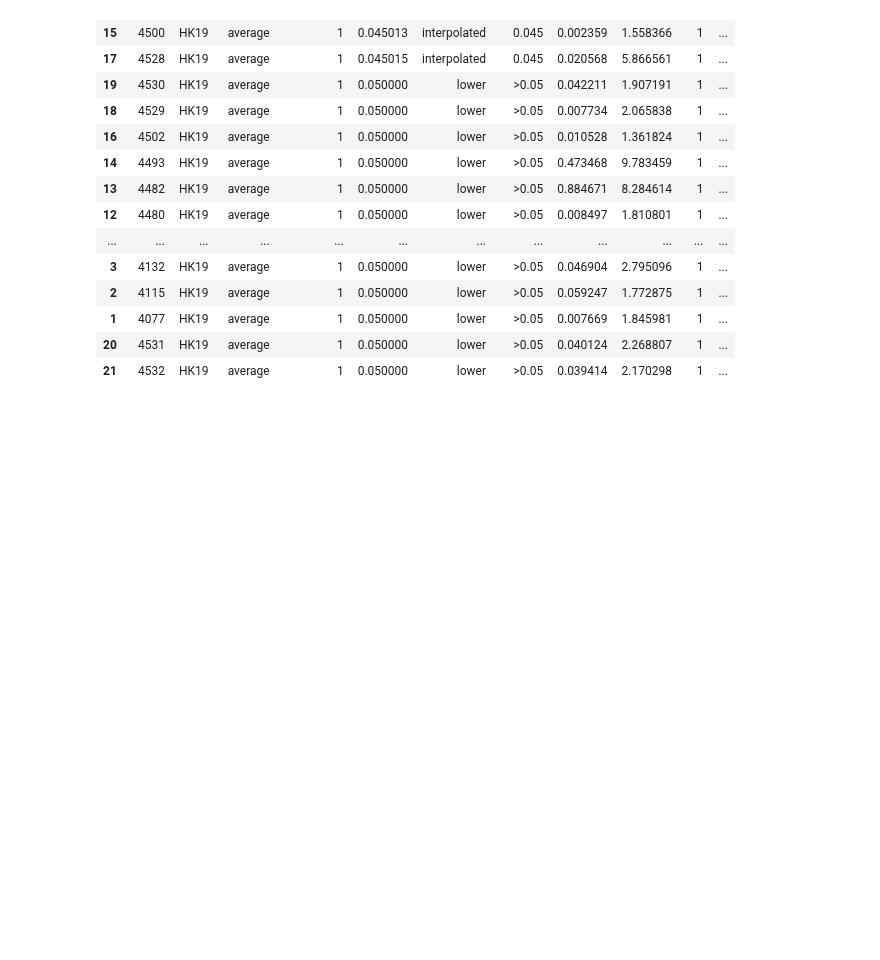
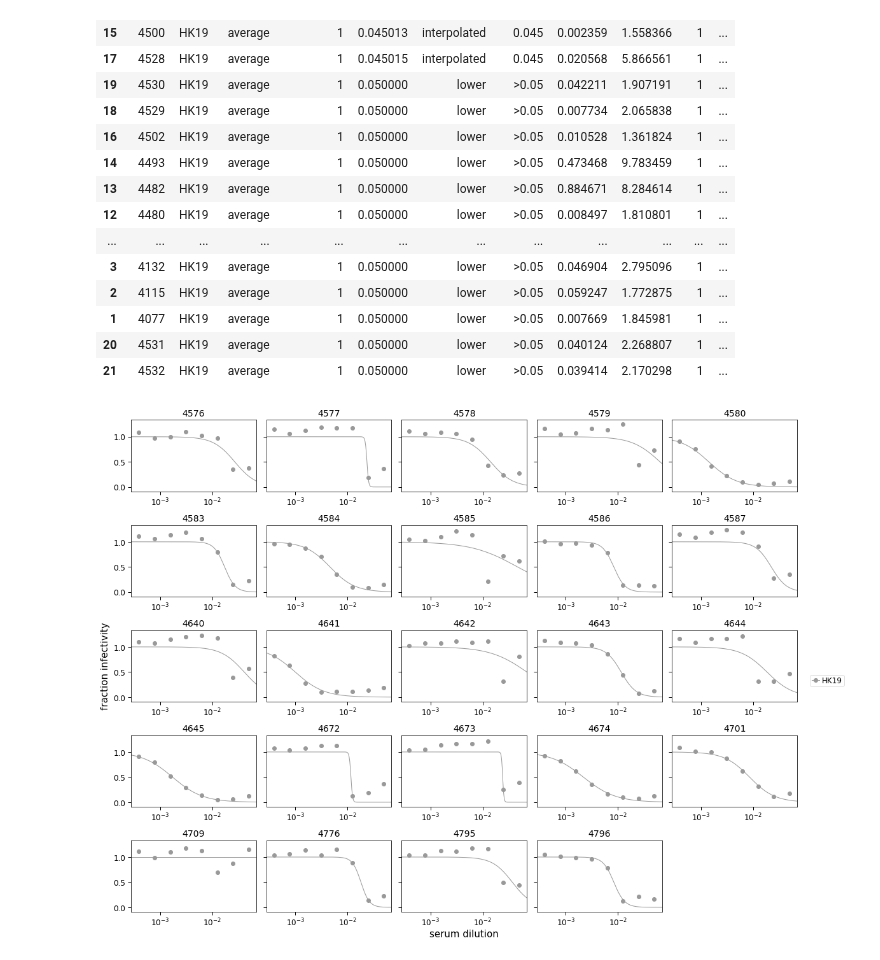
Before and after one commit to sorsinelli/flu_h3_hk19_dms_ic50, a Jupyter notebook: experiments/neut_assays/ped_serum_screening/serum_neut_curves.ipynb, the cells around one changed output. Saved outputs shown, nothing was run; the diff lists cells and outputs as text; code cells hidden in the pictures; blank space fills up the shorter version.

Commit message:
analyze neut data from 2-23 and 2-28 runs

```diff
--- a/experiments/neut_assays/ped_serum_screening/serum_neut_curves.ipynb
+++ b/experiments/neut_assays/ped_serum_screening/serum_neut_curves.ipynb
@@ -246,3 +246,17 @@ serum_ic99.sort_values('ic99')
 | 1 | 4077 | HK19 | average | 1 | 0.050000 | lower | >0.05 | 0.007669 | 1.845981 | 1 | ... |
 | 20 | 4531 | HK19 | average | 1 | 0.050000 | lower | >0.05 | 0.040124 | 2.268807 | 1 | ... |
 | 21 | 4532 | HK19 | average | 1 | 0.050000 | lower | >0.05 | 0.039414 | 2.170298 | 1 | ... |
+# %%
+neut_data_run4 = pd.read_csv('neut_data/230223_neuts_tidy.csv')
+# %%
+fits = neutcurve.CurveFits(neut_data_run4)
+
+fig, axes = fits.plotSera(ncol=5,
+                          xlabel='serum dilution',
+                          sharex = False
+                         )
+
+bbox = matplotlib.transforms.Bbox([[0, 0], [17.5, 13]])
+# plt.savefig('figures/230217_ped-sera-neuts.pdf', bbox_inches=bbox)
+# %% [output]
+[figure, added]
```
Also changed, not shown: parts of 5 cells of this notebook, 2 other files.
